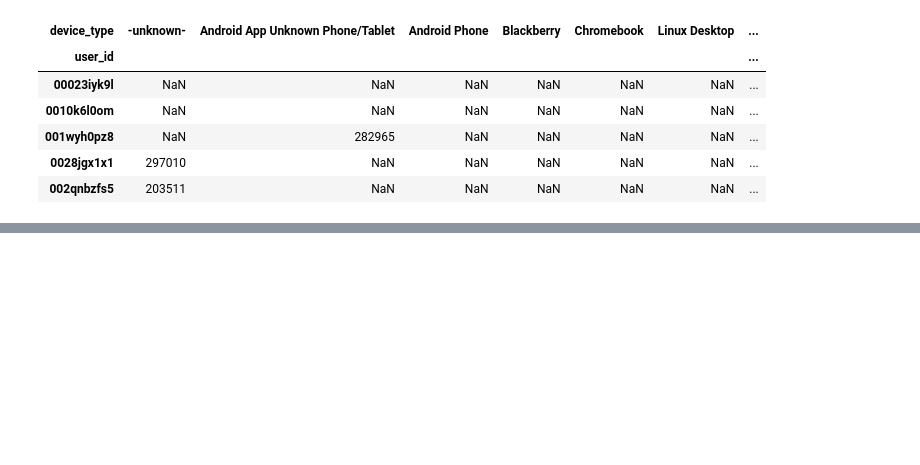
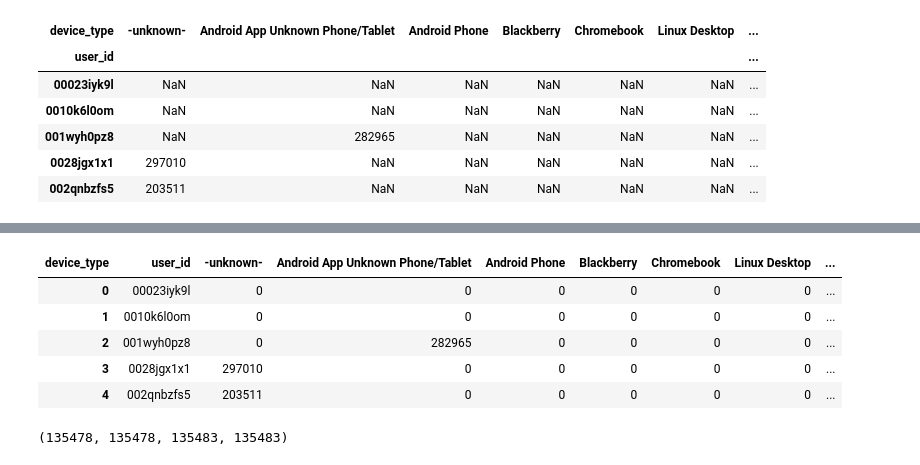
Before and after one commit to ah3200/airbnb-kaggle, a Jupyter notebook: Airbnb-session-explore.ipynb, the cells around one changed output, grey strips where cells are left out. Cells and saved outputs as stored; diff of their text form; code cells hidden in the pictures; blank space fills up the shorter version.

```diff
--- a/Airbnb-session-explore.ipynb
+++ b/Airbnb-session-explore.ipynb
@@ -150,0 +174,2 @@ user_devices.head()
+# %%
+user_devices = user_devices.fillna(0.)
@@ -150,0 +185,13 @@ user_devices.head()
+# %%
+user_devices.head()
+# %% [output]
+| device_type | user_id | -unknown- | Android App Unknown Phone/Tablet | Android Phone | Blackberry | Chromebook | Linux Desktop | ... |
+| 0 | 00023iyk9l | 0 | 0 | 0 | 0 | 0 | 0 | ... |
+| 1 | 0010k6l0om | 0 | 0 | 0 | 0 | 0 | 0 | ... |
+| 2 | 001wyh0pz8 | 0 | 282965 | 0 | 0 | 0 | 0 | ... |
+| 3 | 0028jgx1x1 | 297010 | 0 | 0 | 0 | 0 | 0 | ... |
+| 4 | 002qnbzfs5 | 203511 | 0 | 0 | 0 | 0 | 0 | ... |
+# %%
+user_session.shape[0], len(user_session.user_id.unique()), user_devices.shape[0], len(user_devices.user_id.unique())
+# %% [output]
+(135478, 135478, 135483, 135483)
```
Also changed, not shown: parts of 19 cells of this notebook, 2 other files.
